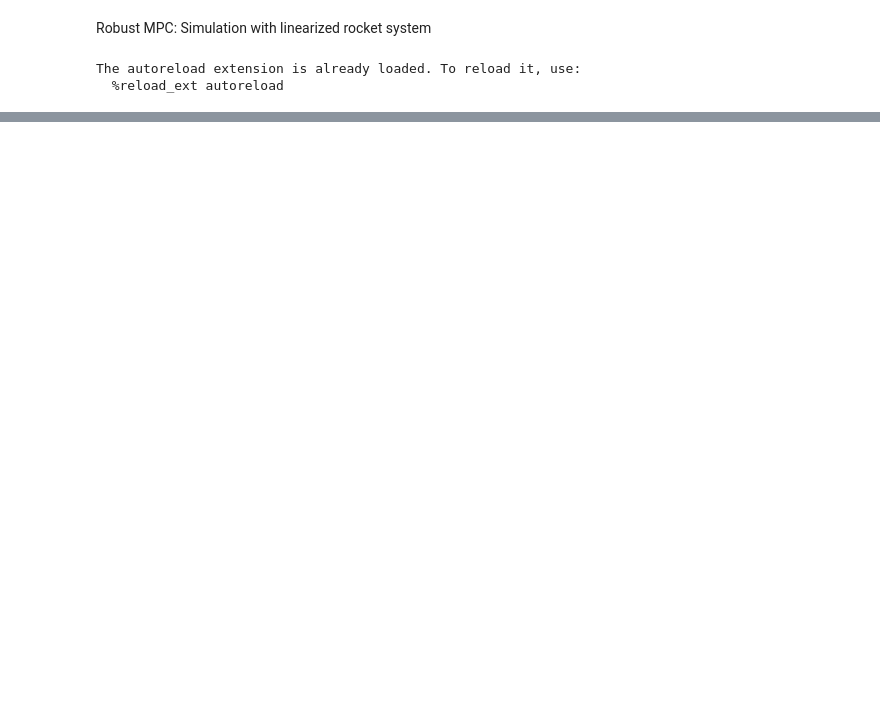
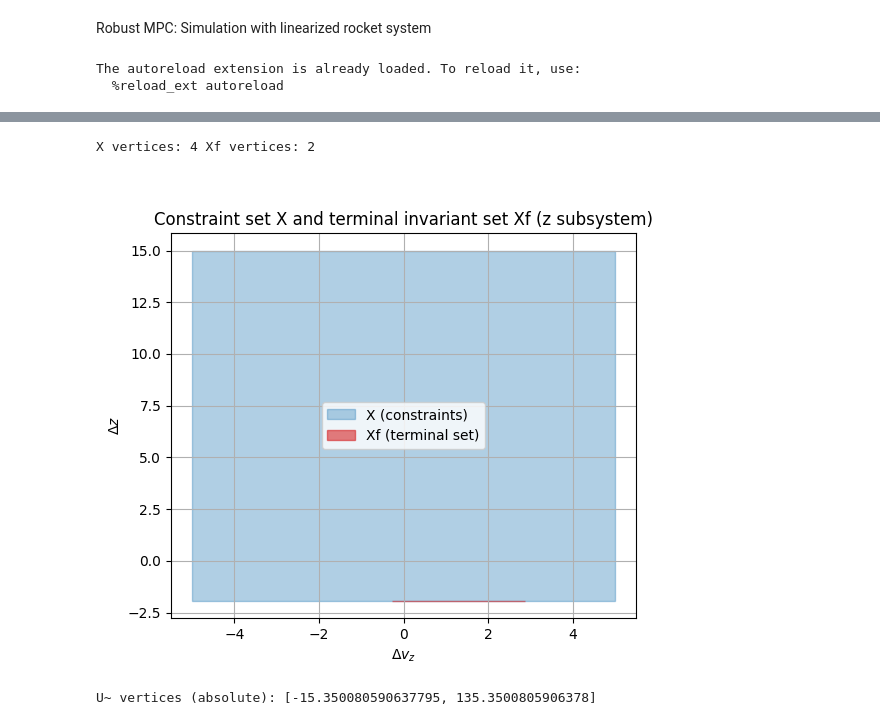
Before and after one commit to eglantinedurand/MPC_project, a Jupyter notebook: project/Deliverable_6_1&2/Deliverable_6_1.ipynb, the cells around one changed output, grey strips where cells are left out. Drawn from its saved outputs; the diff is of its cells as text; code cells hidden in the pictures; blank space fills up the shorter version.

```diff
--- a/project/Deliverable_6_1&2/Deliverable_6_1.ipynb
+++ b/project/Deliverable_6_1&2/Deliverable_6_1.ipynb
@@ -97,0 +107,58 @@ AppLayout(children=(HBox(children=(Play(value=0, description='Press play', max=1
+# %%
+import numpy as np
+
+def poly_vertices(P):
+    # Try common vertex access patterns in mpt4py
+    for name in ["V", "vertices", "Vertices", "extreme_points", "extremePoints", "getVertices"]:
+        if hasattr(P, name):
+            obj = getattr(P, name)
+            V = obj() if callable(obj) else obj
+            V = np.array(V, dtype=float)
+            if V.ndim == 2 and V.shape[1] == 2:
+                return V
+
+    # fallback: print hints
+    hints = [n for n in dir(P) if ("vert" in n.lower()) or (n.lower() == "v")]
+    raise RuntimeError(f"Could not extract vertices. Possible methods: {hints}")
+
+X = mpc._X      # constraint set used for terminal computation (blue)
+Xf = mpc._Xf    # terminal invariant set (red)
+
+V_X  = poly_vertices(X)
+V_Xf = poly_vertices(Xf)
+
+print("X vertices:", V_X.shape[0], "Xf vertices:", V_Xf.shape[0])
+# %% [output]
+X vertices: 4 Xf vertices: 2
+# %%
+import matplotlib.pyplot as plt
+
+def order_vertices(V):
+    V = np.array(V, dtype=float)
+    c = V.mean(axis=0)
+    ang = np.arctan2(V[:,1] - c[1], V[:,0] - c[0])
+    return V[np.argsort(ang)]
+
+def filled_poly(ax, V, color, alpha, label):
+    V = order_vertices(V)
+    ax.fill(V[:,0], V[:,1], alpha=alpha, label=label, color=color)
+
+plt.figure(figsize=(6,5))
+ax = plt.gca()
+
+filled_poly(ax, V_X,  color="tab:blue", alpha=0.35, label="X (constraints)")
+filled_poly(ax, V_Xf, color="tab:red",  alpha=0.60, label="Xf (terminal set)")
+
+ax.set_xlabel(r"$\Delta v_z$")
+ax.set_ylabel(r"$\Delta z$")
+ax.set_title("Constraint set X and terminal invariant set Xf (z subsystem)")
+ax.grid(True)
+ax.legend()
+plt.show()
+# %% [output]
+[figure, added]
+# %%
+
+print("U~ vertices (absolute):", [u_min_tight, u_max_tight])
+# %% [output]
+U~ vertices (absolute): [-15.350080590637795, 135.3500805906378]
```
Also changed, not shown: parts of 8 cells of this notebook, 1 other file.
